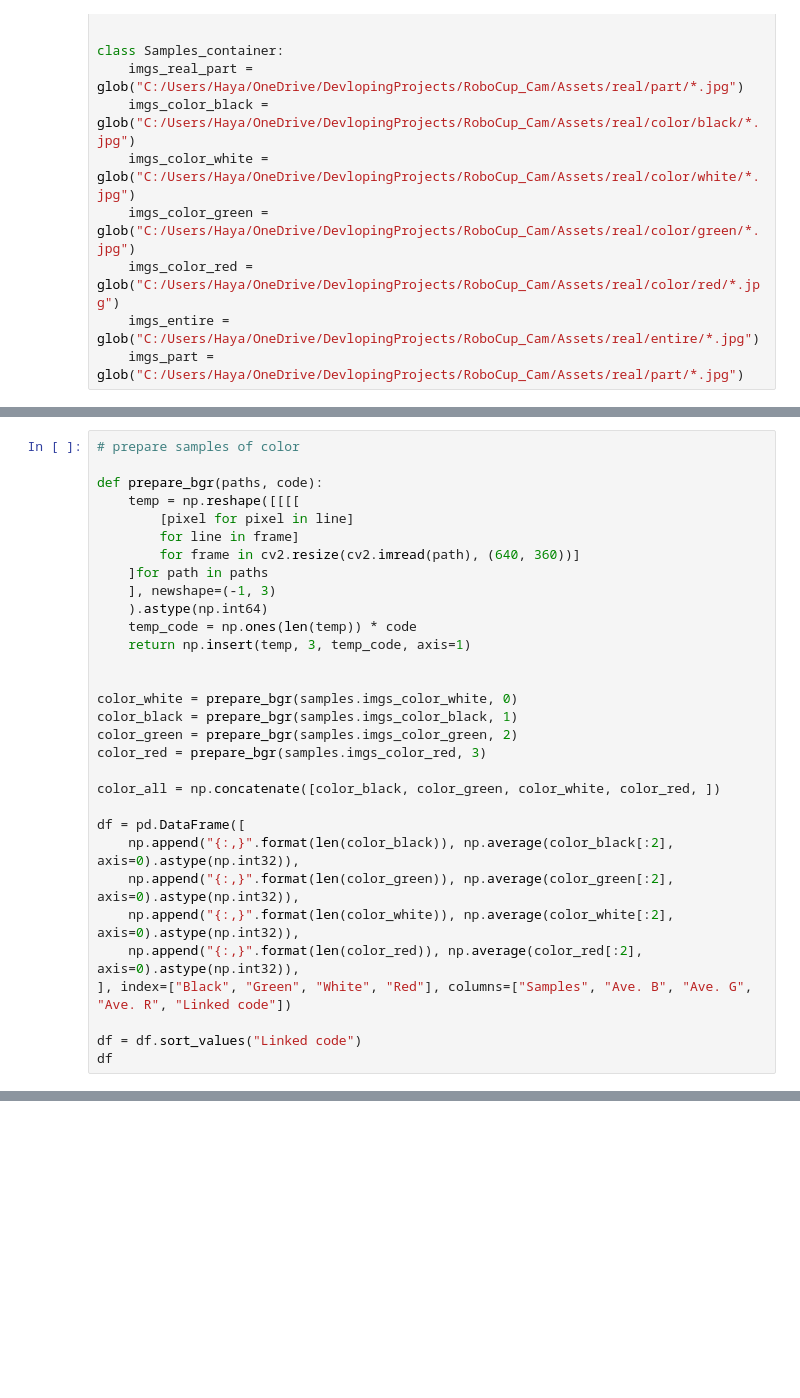
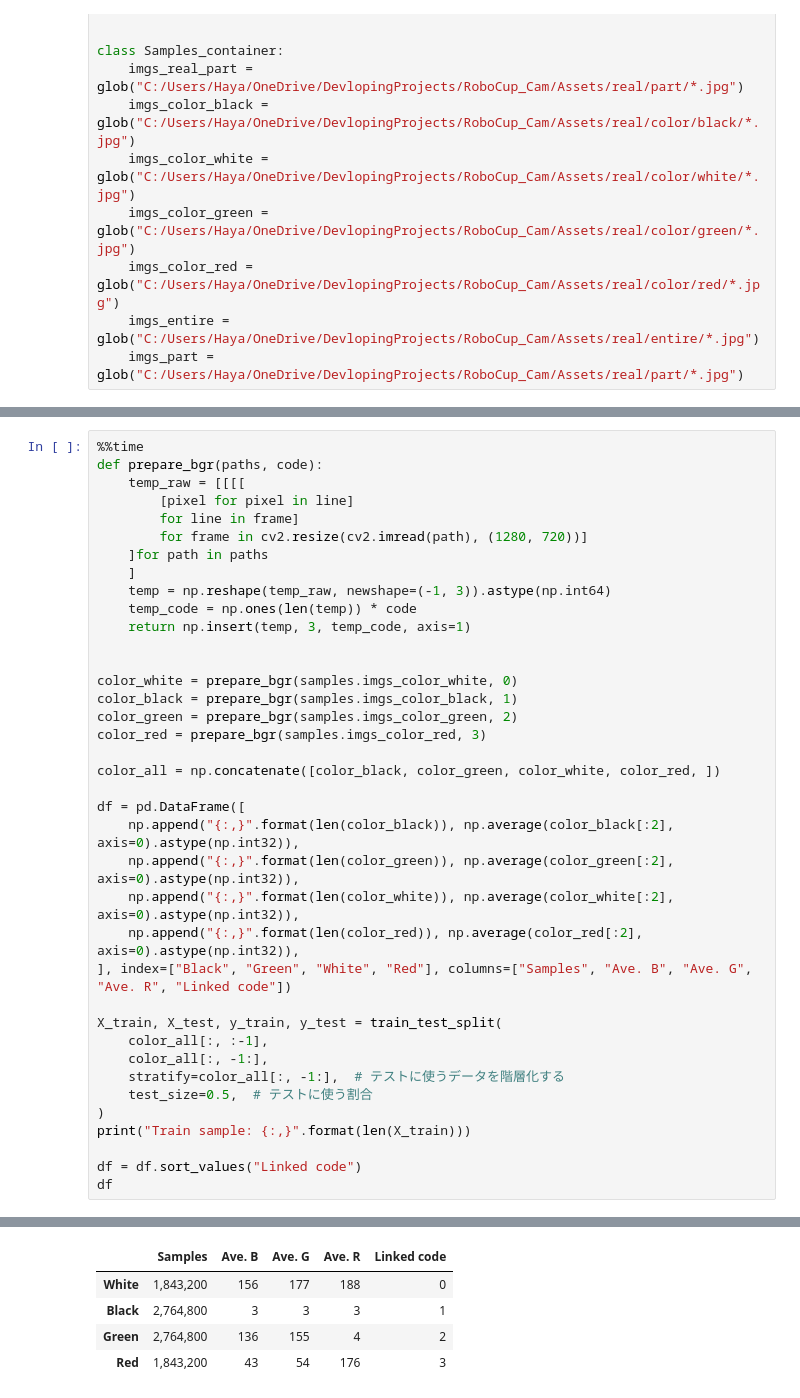
Before and after one commit to hashin2425/RoboCup_Cam, a Jupyter notebook: model_two/make_color.ipynb, the cells around one changed output, grey strips where cells are left out. Saved outputs shown, nothing was run; the diff lists cells and outputs as text; blank space fills up the shorter version.

```diff
--- a/model_two/make_color.ipynb
+++ b/model_two/make_color.ipynb
@@ -66,14 +72,13 @@ samples = Samples_container()
 # %%
-# prepare samples of color
-
+%%time
 def prepare_bgr(paths, code):
-    temp = np.reshape([[[[
+    temp_raw = [[[[
         [pixel for pixel in line]
         for line in frame]
-        for frame in cv2.resize(cv2.imread(path), (640, 360))]
+        for frame in cv2.resize(cv2.imread(path), (1280, 720))]
     ]for path in paths
-    ], newshape=(-1, 3)
-    ).astype(np.int64)
+    ]
+    temp = np.reshape(temp_raw, newshape=(-1, 3)).astype(np.int64)
     temp_code = np.ones(len(temp)) * code
     return np.insert(temp, 3, temp_code, axis=1)
 
@@ -92,5 +97,14 @@ df = pd.DataFrame([
     np.append("{:,}".format(len(color_red)), np.average(color_red[:2], axis=0).astype(np.int32)),
 ], index=["Black", "Green", "White", "Red"], columns=["Samples", "Ave. B", "Ave. G", "Ave. R", "Linked code"])
 
+X_train, X_test, y_train, y_test = train_test_split(
+    color_all[:, :-1],
+    color_all[:, -1:],
+    stratify=color_all[:, -1:],  # テストに使うデータを階層化する
+    test_size=0.5,  # テストに使う割合
+)
+print("Train sample: {:,}".format(len(X_train)))
+
 df = df.sort_values("Linked code")
 df
+# %% [output]
@@ -97 +113,6 @@ df
+|  | Samples | Ave. B | Ave. G | Ave. R | Linked code |
+| White | 1,843,200 | 156 | 177 | 188 | 0 |
+| Black | 2,764,800 | 3 | 3 | 3 | 1 |
+| Green | 2,764,800 | 136 | 155 | 4 | 2 |
+| Red | 1,843,200 | 43 | 54 | 176 | 3 |
 # %%
```
Also changed, not shown: parts of 4 cells of this notebook.
